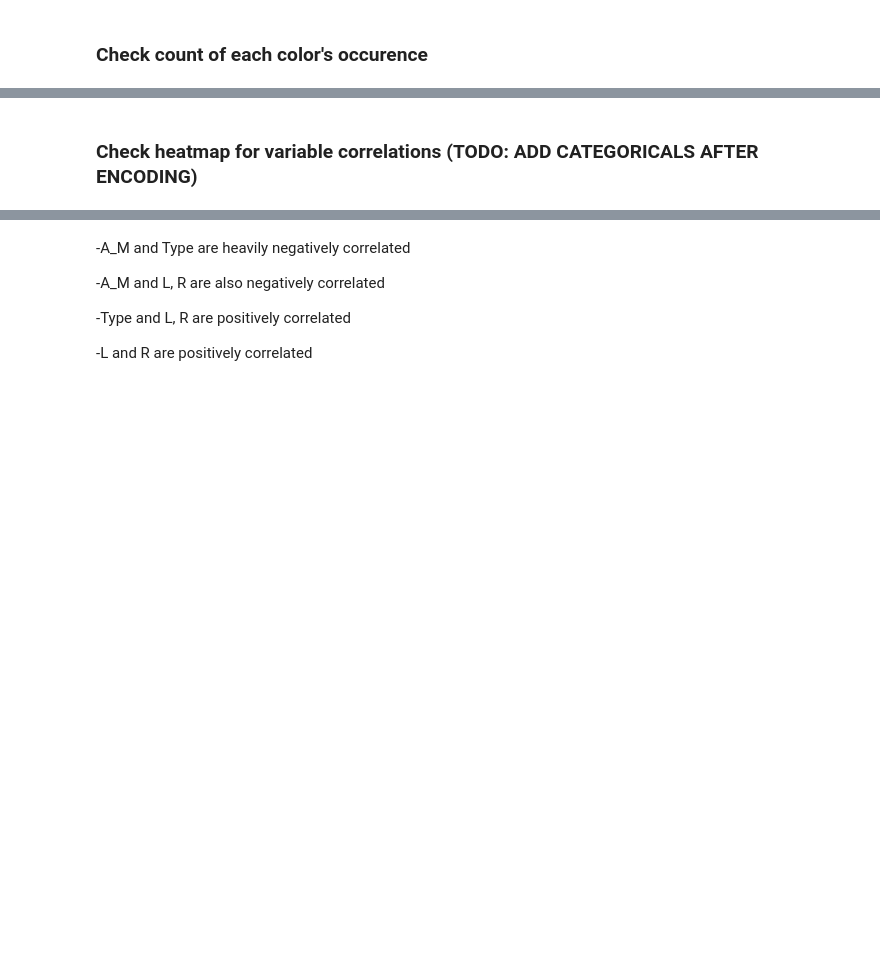
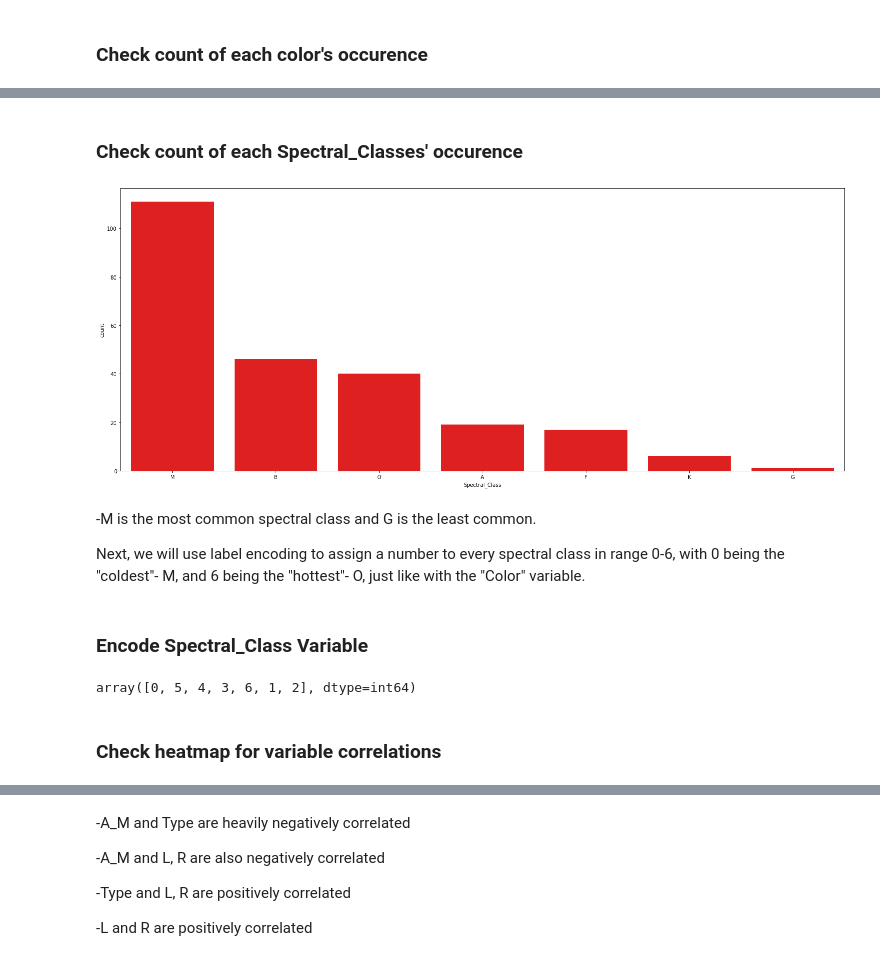
Before and after one commit to ZasadnyJan/Star_type_classification, a Jupyter notebook: Main_notebook.ipynb, the cells around one changed output, grey strips where cells are left out. Saved outputs shown, nothing was run; the diff lists cells and outputs as text; code cells hidden in the pictures; blank space fills up the shorter version.

```diff
--- a/Main_notebook.ipynb
+++ b/Main_notebook.ipynb
@@ -239,5 +273,36 @@ plt.show()
+# %% [markdown]
+### Check count of each Spectral_Classes' occurence
+# %%
+plt.figure(figsize=(25,10))
+sns.countplot(x="Spectral_Class", data=df, order = df['Spectral_Class'].value_counts().index, color="red")
+plt.show()
+# %% [output]
+[figure, added]
+# %% [markdown]
+-M is the most common spectral class and G is the least common.
+
+Next, we will use label encoding to assign a number to every spectral class in range 0-6, with 0 being the "coldest"- M, and 6 being the "hottest"- O, just like with the "Color" variable.
+# %% [markdown]
+### Encode Spectral_Class Variable
+# %%
+df["Spectral_Class_name"]=df["Spectral_Class"]
+
+remap_dict_3= {
+    "M" : 0,
+    "K" : 1,
+    "G" : 2,
+    "F" : 3,
+    "A" : 4,
+    "B" : 5,
+    "O" : 6
+}
+
+df["Spectral_Class"]=df["Spectral_Class_name"].map(remap_dict_3)
+df["Spectral_Class"].unique()
+# %% [output]
+array([0, 5, 4, 3, 6, 1, 2], dtype=int64)
 # %% [markdown]
-### Check heatmap for variable correlations (TODO: ADD CATEGORICALS AFTER ENCODING)
+### Check heatmap for variable correlations
 # %%
 correlations = df.corr()
 plt.figure(figsize=(16,12))
```
Also changed, not shown: parts of 11 cells of this notebook, 1 other file.
